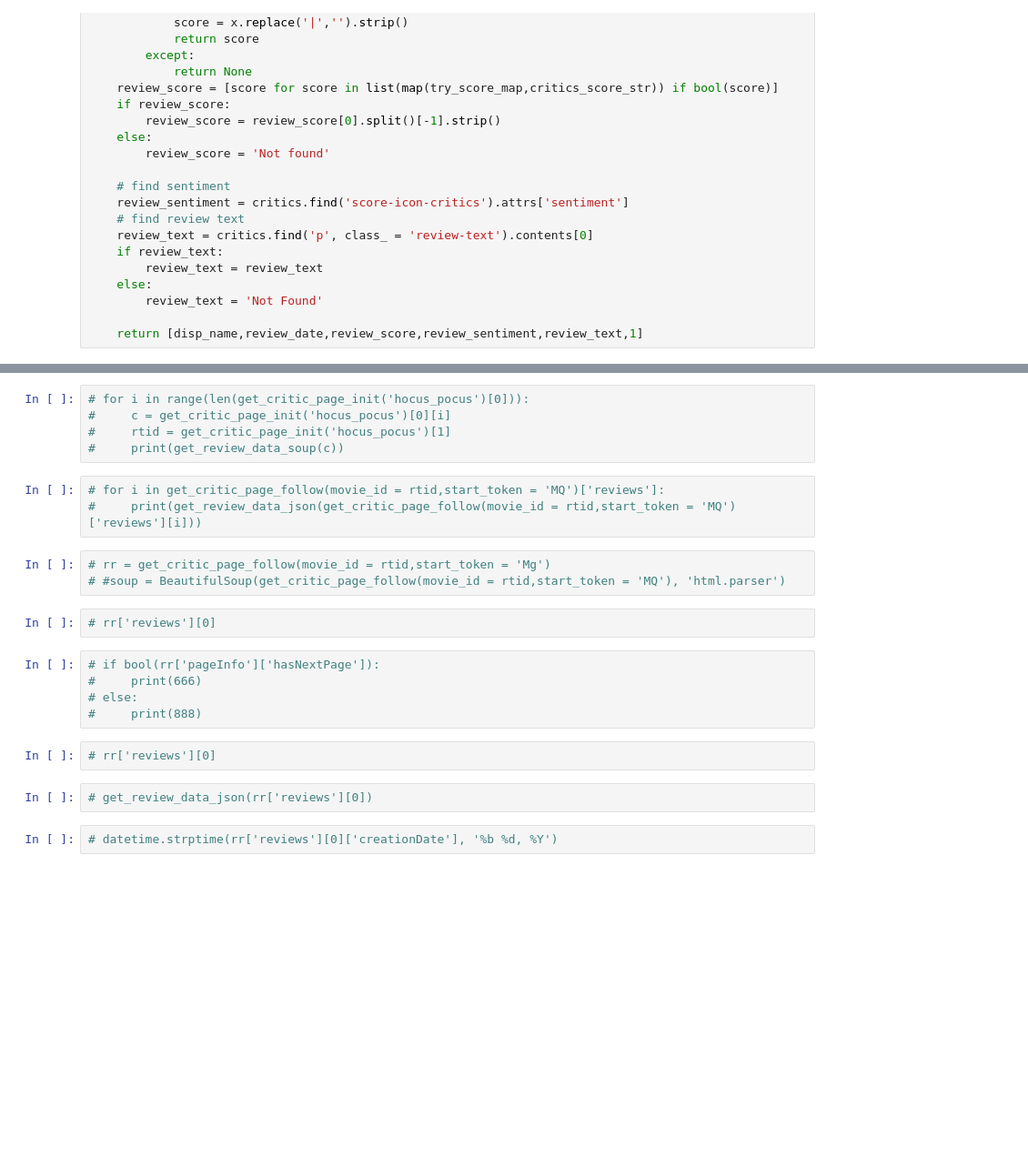
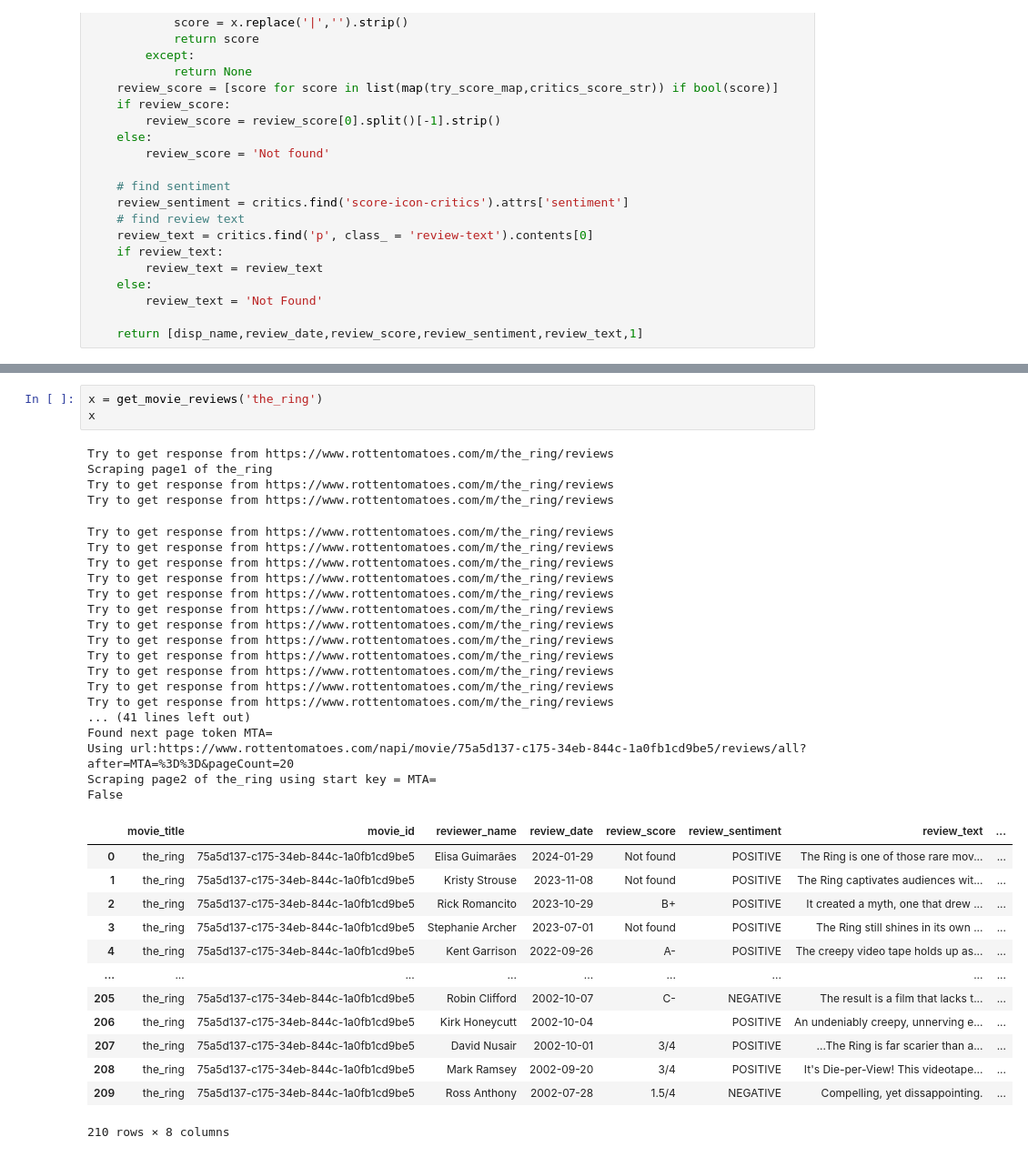
Before and after one commit to mon54126/movie_scrape, a Jupyter notebook: scrape.ipynb, the cells around one changed output, grey strips where cells are left out. Shown at 91% size. Saved outputs shown, nothing was run; the diff lists cells and outputs as text; blank space fills up the shorter version.

```diff
--- a/scrape.ipynb
+++ b/scrape.ipynb
@@ -198,24 +195,38 @@ False
-# %%
-# for i in range(len(get_critic_page_init('hocus_pocus')[0])):
-#     c = get_critic_page_init('hocus_pocus')[0][i]
-#     rtid = get_critic_page_init('hocus_pocus')[1]
-#     print(get_review_data_soup(c))
-# %%
-# for i in get_critic_page_follow(movie_id = rtid,start_token = 'MQ')['reviews']:
-#     print(get_review_data_json(get_critic_page_follow(movie_id = rtid,start_token = 'MQ')['reviews'][i]))
-# %%
-# rr = get_critic_page_follow(movie_id = rtid,start_token = 'Mg')
-# #soup = BeautifulSoup(get_critic_page_follow(movie_id = rtid,start_token = 'MQ'), 'html.parser')
-# %%
-# rr['reviews'][0]
-# %%
-# if bool(rr['pageInfo']['hasNextPage']):
-#     print(666)
-# else:
-#     print(888)
-# %%
-# rr['reviews'][0]
-# %%
-# get_review_data_json(rr['reviews'][0])
-# %%
-# datetime.strptime(rr['reviews'][0]['creationDate'], '%b %d, %Y')
+# %%
+x = get_movie_reviews('the_ring')
+x
+# %% [output]
+Try to get response from https://www.rottentomatoes.com/m/the_ring/reviews
+Scraping page1 of the_ring
+Try to get response from https://www.rottentomatoes.com/m/the_ring/reviews
+Try to get response from https://www.rottentomatoes.com/m/the_ring/reviews
+Try to get response from https://www.rottentomatoes.com/m/the_ring/reviews
+Try to get response from https://www.rottentomatoes.com/m/the_ring/reviews
+Try to get response from https://www.rottentomatoes.com/m/the_ring/reviews
+Try to get response from https://www.rottentomatoes.com/m/the_ring/reviews
+Try to get response from https://www.rottentomatoes.com/m/the_ring/reviews
+Try to get response from https://www.rottentomatoes.com/m/the_ring/reviews
+Try to get response from https://www.rottentomatoes.com/m/the_ring/reviews
+Try to get response from https://www.rottentomatoes.com/m/the_ring/reviews
+Try to get response from https://www.rottentomatoes.com/m/the_ring/reviews
+Try to get response from https://www.rottentomatoes.com/m/the_ring/reviews
+Try to get response from https://www.rottentomatoes.com/m/the_ring/reviews
+Try to get response from https://www.rottentomatoes.com/m/the_ring/reviews
+... (41 lines left out)
+Found next page token MTA=
+Using url:https://www.rottentomatoes.com/napi/movie/75a5d137-c175-34eb-844c-1a0fb1cd9be5/reviews/all?after=MTA=%3D%3D&pageCount=20
+Scraping page2 of the_ring using start key = MTA=
+False
+|  | movie_title | movie_id | reviewer_name | review_date | review_score | review_sentiment | review_text | ... |
+| 0 | the_ring | 75a5d137-c175-34eb-844c-1a0fb1cd9be5 | Elisa Guimarães | 2024-01-29 | Not found | POSITIVE | The Ring is one of those rare mov... | ... |
+| 1 | the_ring | 75a5d137-c175-34eb-844c-1a0fb1cd9be5 | Kristy Strouse | 2023-11-08 | Not found | POSITIVE | The Ring captivates audiences wit... | ... |
+| 2 | the_ring | 75a5d137-c175-34eb-844c-1a0fb1cd9be5 | Rick Romancito | 2023-10-29 | B+ | POSITIVE | It created a myth, one that drew ... | ... |
+| 3 | the_ring | 75a5d137-c175-34eb-844c-1a0fb1cd9be5 | Stephanie Archer | 2023-07-01 | Not found | POSITIVE | The Ring still shines in its own ... | ... |
+| 4 | the_ring | 75a5d137-c175-34eb-844c-1a0fb1cd9be5 | Kent Garrison | 2022-09-26 | A- | POSITIVE | The creepy video tape holds up as... | ... |
+| ... | ... | ... | ... | ... | ... | ... | ... | ... |
+| 205 | the_ring | 75a5d137-c175-34eb-844c-1a0fb1cd9be5 | Robin Clifford | 2002-10-07 | C- | NEGATIVE | The result is a film that lacks t... | ... |
+| 206 | the_ring | 75a5d137-c175-34eb-844c-1a0fb1cd9be5 | Kirk Honeycutt | 2002-10-04 |  | POSITIVE | An undeniably creepy, unnerving e... | ... |
+| 207 | the_ring | 75a5d137-c175-34eb-844c-1a0fb1cd9be5 | David Nusair | 2002-10-01 | 3/4 | POSITIVE | ...The Ring is far scarier than a... | ... |
+| 208 | the_ring | 75a5d137-c175-34eb-844c-1a0fb1cd9be5 | Mark Ramsey | 2002-09-20 | 3/4 | POSITIVE | It's Die-per-View! This videotape... | ... |
+| 209 | the_ring | 75a5d137-c175-34eb-844c-1a0fb1cd9be5 | Ross Anthony | 2002-07-28 | 1.5/4 | NEGATIVE | Compelling, yet dissappointing. | ... |
+210 rows × 8 columns
```
Also changed, not shown: parts of 6 cells of this notebook, 24 other files.
